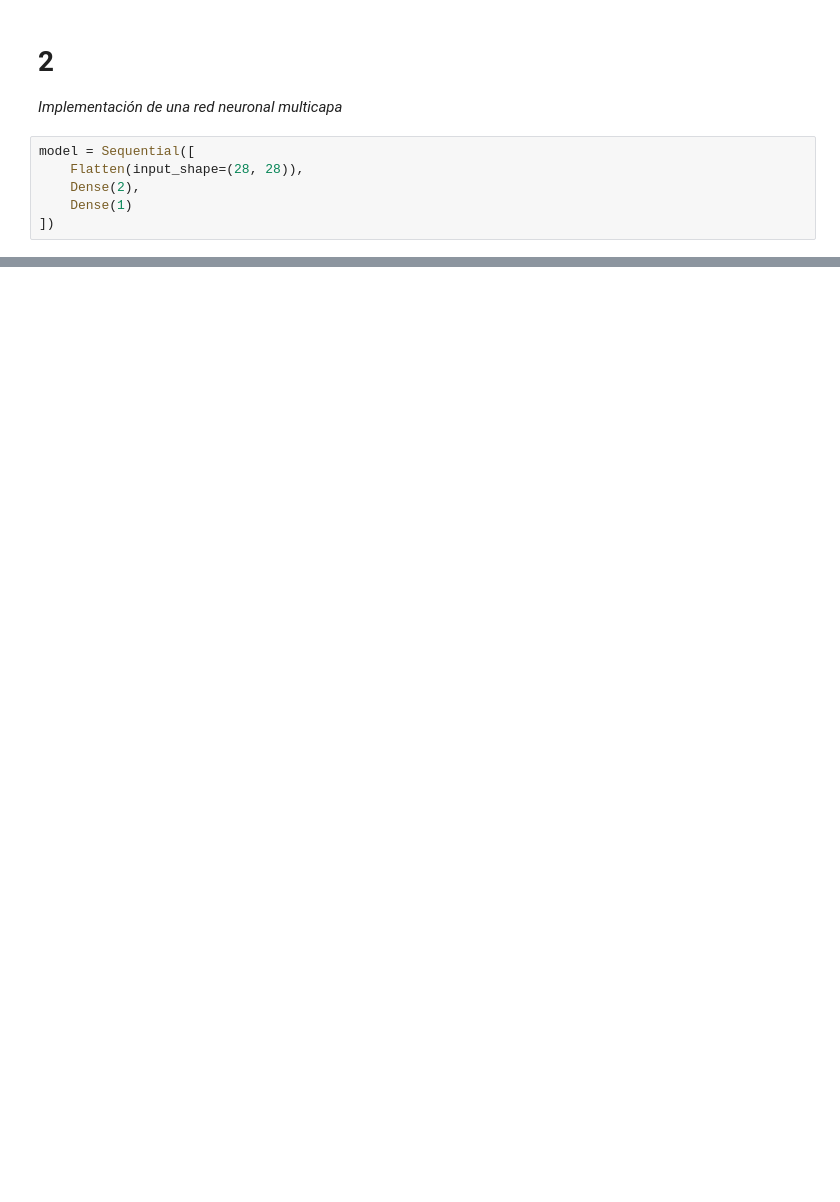
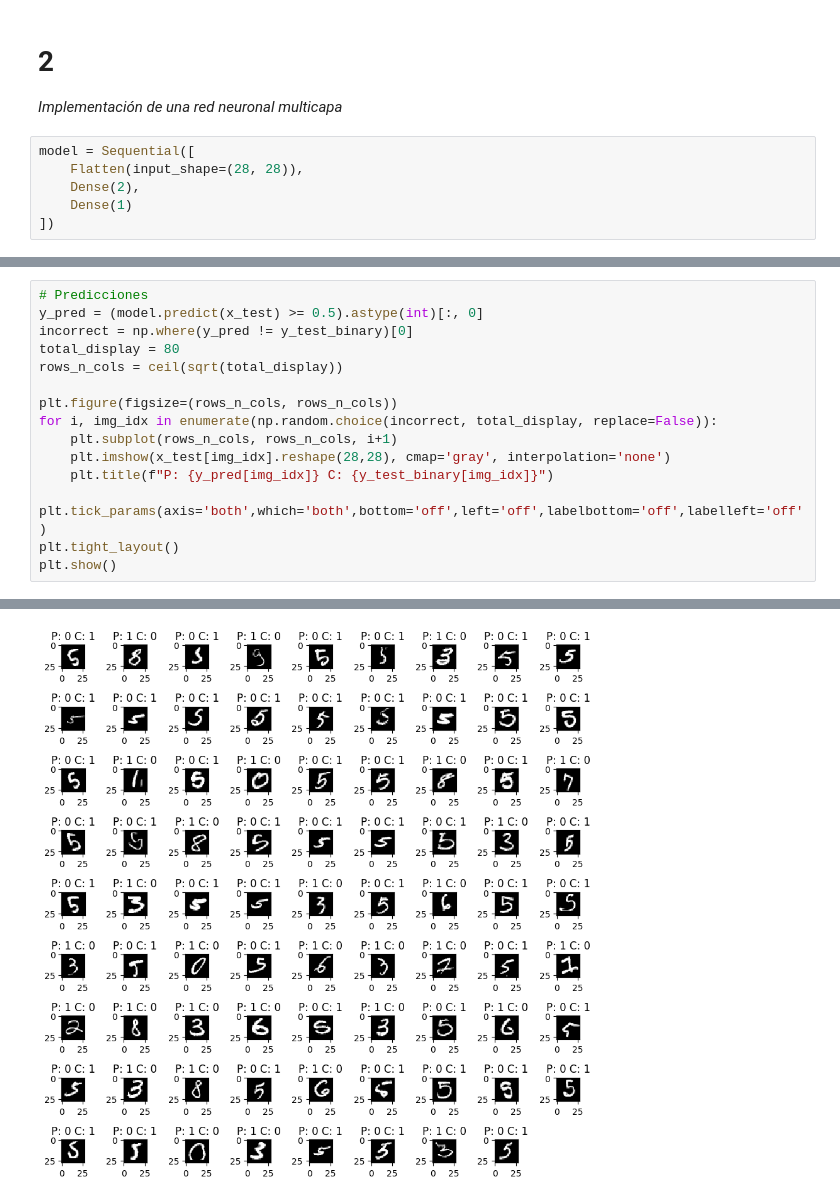
Before and after one commit to AlbertNath/rp-ml-20242, a Jupyter notebook: rpaa-practica3.ipynb, the cells around one changed output, grey strips where cells are left out. Drawn from its saved outputs; the diff is of its cells as text; blank space fills up the shorter version.

```diff
--- a/rpaa-practica3.ipynb
+++ b/rpaa-practica3.ipynb
@@ -52,0 +120,16 @@ model = Sequential([
+# %%
+# Predicciones
+y_pred = (model.predict(x_test) >= 0.5).astype(int)[:, 0]
+incorrect = np.where(y_pred != y_test_binary)[0]
+total_display = 80
+rows_n_cols = ceil(sqrt(total_display))
+
+plt.figure(figsize=(rows_n_cols, rows_n_cols))
+for i, img_idx in enumerate(np.random.choice(incorrect, total_display, replace=False)):
+    plt.subplot(rows_n_cols, rows_n_cols, i+1)
+    plt.imshow(x_test[img_idx].reshape(28,28), cmap='gray', interpolation='none')
+    plt.title(f"P: {y_pred[img_idx]} C: {y_test_binary[img_idx]}")
+    plt.tick_params(axis='both',which='both',bottom='off',left='off',labelbottom='off',labelleft='off')
+plt.tight_layout()
+plt.show()
+# %% [output]
@@ -52,0 +137 @@ model = Sequential([
+[figure, added]
```
Also changed, not shown: parts of 10 cells of this notebook.
